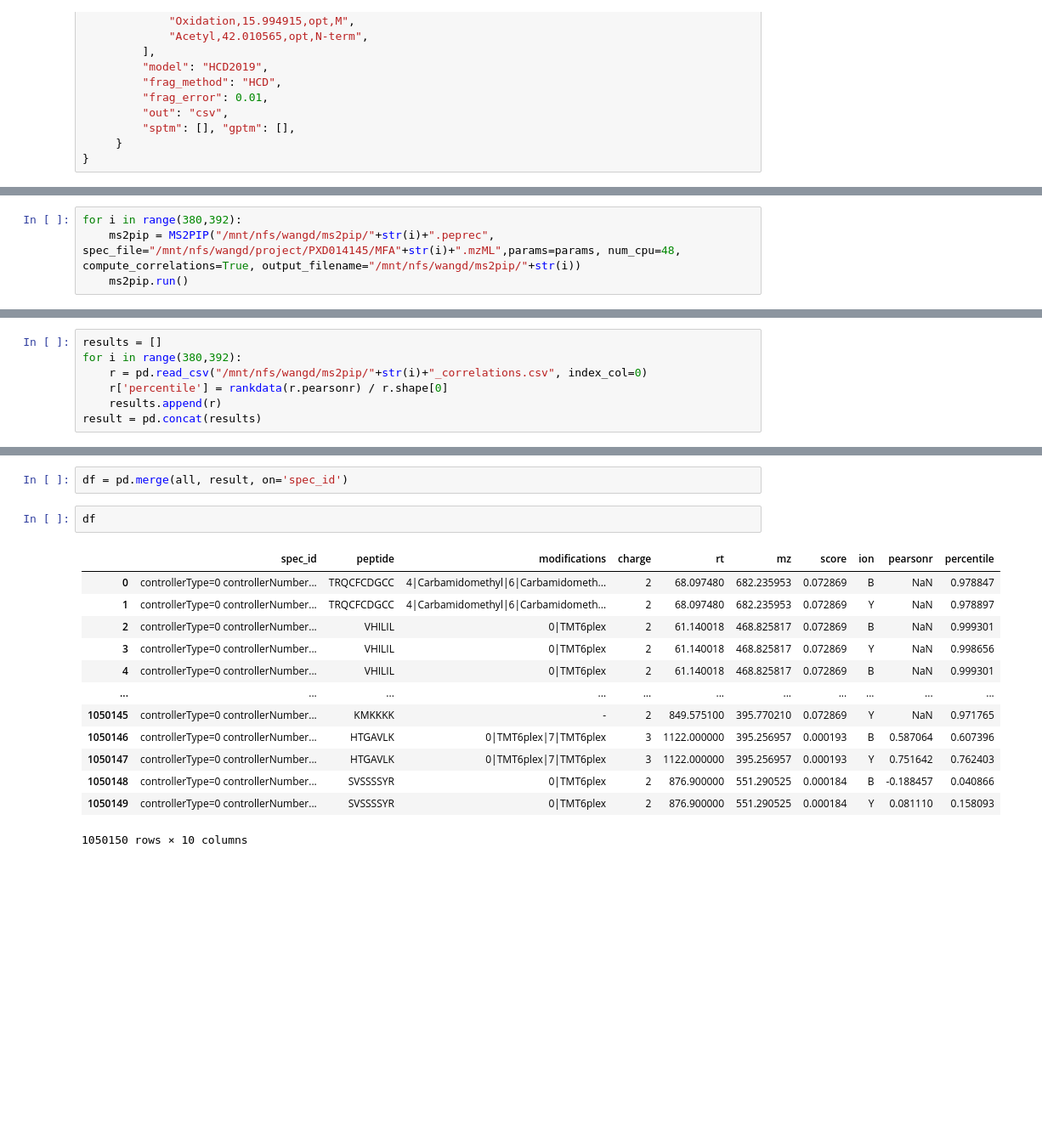
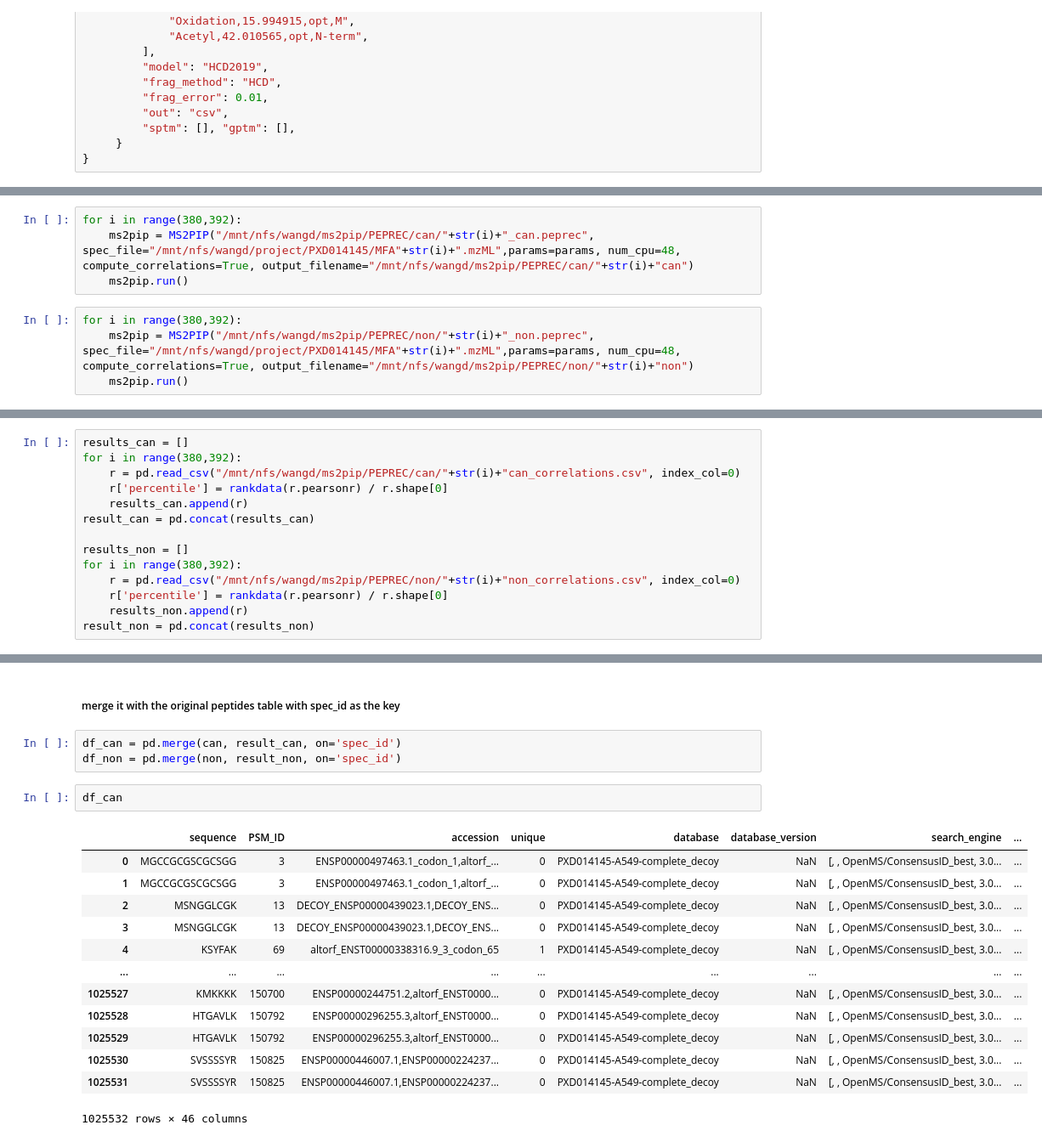
Before and after one commit to DongdongdongW/DeepLC_my, a Jupyter notebook: ms2pip/Myms2pip.ipynb, the cells around one changed output, grey strips where cells are left out. Shown at 85% size. Cells and saved outputs as stored; diff of their text form; blank space fills up the shorter version.

```diff
--- a/ms2pip/Myms2pip.ipynb
+++ b/ms2pip/Myms2pip.ipynb
@@ -73,4 +85,8 @@ params = {
 # %%
 for i in range(380,392):
-    ms2pip = MS2PIP("/mnt/nfs/wangd/ms2pip/"+str(i)+".peprec", spec_file="/mnt/nfs/wangd/project/PXD014145/MFA"+str(i)+".mzML",params=params, num_cpu=48, compute_correlations=True, output_filename="/mnt/nfs/wangd/ms2pip/"+str(i))
+    ms2pip = MS2PIP("/mnt/nfs/wangd/ms2pip/PEPREC/can/"+str(i)+"_can.peprec", spec_file="/mnt/nfs/wangd/project/PXD014145/MFA"+str(i)+".mzML",params=params, num_cpu=48, compute_correlations=True, output_filename="/mnt/nfs/wangd/ms2pip/PEPREC/can/"+str(i)+"can")
     ms2pip.run()
+# %%
+for i in range(380,392):
+    ms2pip = MS2PIP("/mnt/nfs/wangd/ms2pip/PEPREC/non/"+str(i)+"_non.peprec", spec_file="/mnt/nfs/wangd/project/PXD014145/MFA"+str(i)+".mzML",params=params, num_cpu=48, compute_correlations=True, output_filename="/mnt/nfs/wangd/ms2pip/PEPREC/non/"+str(i)+"non")
+    ms2pip.run()
@@ -77,8 +113,15 @@ for i in range(380,392):
 # %%
-results = []
+results_can = []
 for i in range(380,392):
-    r = pd.read_csv("/mnt/nfs/wangd/ms2pip/"+str(i)+"_correlations.csv", index_col=0)
+    r = pd.read_csv("/mnt/nfs/wangd/ms2pip/PEPREC/can/"+str(i)+"can_correlations.csv", index_col=0)
     r['percentile'] = rankdata(r.pearsonr) / r.shape[0]
-    results.append(r)
-result = pd.concat(results)
+    results_can.append(r)
+result_can = pd.concat(results_can)
+
+results_non = []
+for i in range(380,392):
+    r = pd.read_csv("/mnt/nfs/wangd/ms2pip/PEPREC/non/"+str(i)+"non_correlations.csv", index_col=0)
+    r['percentile'] = rankdata(r.pearsonr) / r.shape[0]
+    results_non.append(r)
+result_non = pd.concat(results_non)
 # %%
@@ -116,18 +159,21 @@ all
+# %% [markdown]
+##### merge it with the original peptides table with spec_id as the key
 # %%
-df = pd.merge(all, result, on='spec_id')
+df_can = pd.merge(can, result_can, on='spec_id')
+df_non = pd.merge(non, result_non, on='spec_id')
 # %%
-df
+df_can
 # %% [output]
-|  | spec_id | peptide | modifications | charge | rt | mz | score | ion | pearsonr | percentile |
-| 0 | controllerType=0 controllerNumber... | TRQCFCDGCC | 4|Carbamidomethyl|6|Carbamidometh... | 2 | 68.097480 | 682.235953 | 0.072869 | B | NaN | 0.978847 |
-| 1 | controllerType=0 controllerNumber... | TRQCFCDGCC | 4|Carbamidomethyl|6|Carbamidometh... | 2 | 68.097480 | 682.235953 | 0.072869 | Y | NaN | 0.978897 |
-| 2 | controllerType=0 controllerNumber... | VHILIL | 0|TMT6plex | 2 | 61.140018 | 468.825817 | 0.072869 | B | NaN | 0.999301 |
-| 3 | controllerType=0 controllerNumber... | VHILIL | 0|TMT6plex | 2 | 61.140018 | 468.825817 | 0.072869 | Y | NaN | 0.998656 |
-| 4 | controllerType=0 controllerNumber... | VHILIL | 0|TMT6plex | 2 | 61.140018 | 468.825817 | 0.072869 | B | NaN | 0.999301 |
-| ... | ... | ... | ... | ... | ... | ... | ... | ... | ... | ... |
-| 1050145 | controllerType=0 controllerNumber... | KMKKKK | - | 2 | 849.575100 | 395.770210 | 0.072869 | Y | NaN | 0.971765 |
-| 1050146 | controllerType=0 controllerNumber... | HTGAVLK | 0|TMT6plex|7|TMT6plex | 3 | 1122.000000 | 395.256957 | 0.000193 | B | 0.587064 | 0.607396 |
-| 1050147 | controllerType=0 controllerNumber... | HTGAVLK | 0|TMT6plex|7|TMT6plex | 3 | 1122.000000 | 395.256957 | 0.000193 | Y | 0.751642 | 0.762403 |
-| 1050148 | controllerType=0 controllerNumber... | SVSSSSYR | 0|TMT6plex | 2 | 876.900000 | 551.290525 | 0.000184 | B | -0.188457 | 0.040866 |
-| 1050149 | controllerType=0 controllerNumber... | SVSSSSYR | 0|TMT6plex | 2 | 876.900000 | 551.290525 | 0.000184 | Y | 0.081110 | 0.158093 |
+|  | sequence | PSM_ID | accession | unique | database | database_version | search_engine | ... |
+| 0 | MGCCGCGSCGCSGG | 3 | ENSP00000497463.1_codon_1,altorf_... | 0 | PXD014145-A549-complete_decoy | NaN | [, , OpenMS/ConsensusID_best, 3.0... | ... |
+| 1 | MGCCGCGSCGCSGG | 3 | ENSP00000497463.1_codon_1,altorf_... | 0 | PXD014145-A549-complete_decoy | NaN | [, , OpenMS/ConsensusID_best, 3.0... | ... |
+| 2 | MSNGGLCGK | 13 | DECOY_ENSP00000439023.1,DECOY_ENS... | 0 | PXD014145-A549-complete_decoy | NaN | [, , OpenMS/ConsensusID_best, 3.0... | ... |
+| 3 | MSNGGLCGK | 13 | DECOY_ENSP00000439023.1,DECOY_ENS... | 0 | PXD014145-A549-complete_decoy | NaN | [, , OpenMS/ConsensusID_best, 3.0... | ... |
+| 4 | KSYFAK | 69 | altorf_ENST00000338316.9_3_codon_65 | 1 | PXD014145-A549-complete_decoy | NaN | [, , OpenMS/ConsensusID_best, 3.0... | ... |
+| ... | ... | ... | ... | ... | ... | ... | ... | ... |
+| 1025527 | KMKKKK | 150700 | ENSP00000244751.2,altorf_ENST0000... | 0 | PXD014145-A549-complete_decoy | NaN | [, , OpenMS/ConsensusID_best, 3.0... | ... |
+| 1025528 | HTGAVLK | 150792 | ENSP00000296255.3,altorf_ENST0000... | 0 | PXD014145-A549-complete_decoy | NaN | [, , OpenMS/ConsensusID_best, 3.0... | ... |
+| 1025529 | HTGAVLK | 150792 | ENSP00000296255.3,altorf_ENST0000... | 0 | PXD014145-A549-complete_decoy | NaN | [, , OpenMS/ConsensusID_best, 3.0... | ... |
+| 1025530 | SVSSSSYR | 150825 | ENSP00000446007.1,ENSP00000224237... | 0 | PXD014145-A549-complete_decoy | NaN | [, , OpenMS/ConsensusID_best, 3.0... | ... |
+| 1025531 | SVSSSSYR | 150825 | ENSP00000446007.1,ENSP00000224237... | 0 | PXD014145-A549-complete_decoy | NaN | [, , OpenMS/ConsensusID_best, 3.0... | ... |
-1050150 rows × 10 columns
+1025532 rows × 46 columns
```
Also changed, not shown: parts of 28 cells of this notebook.
